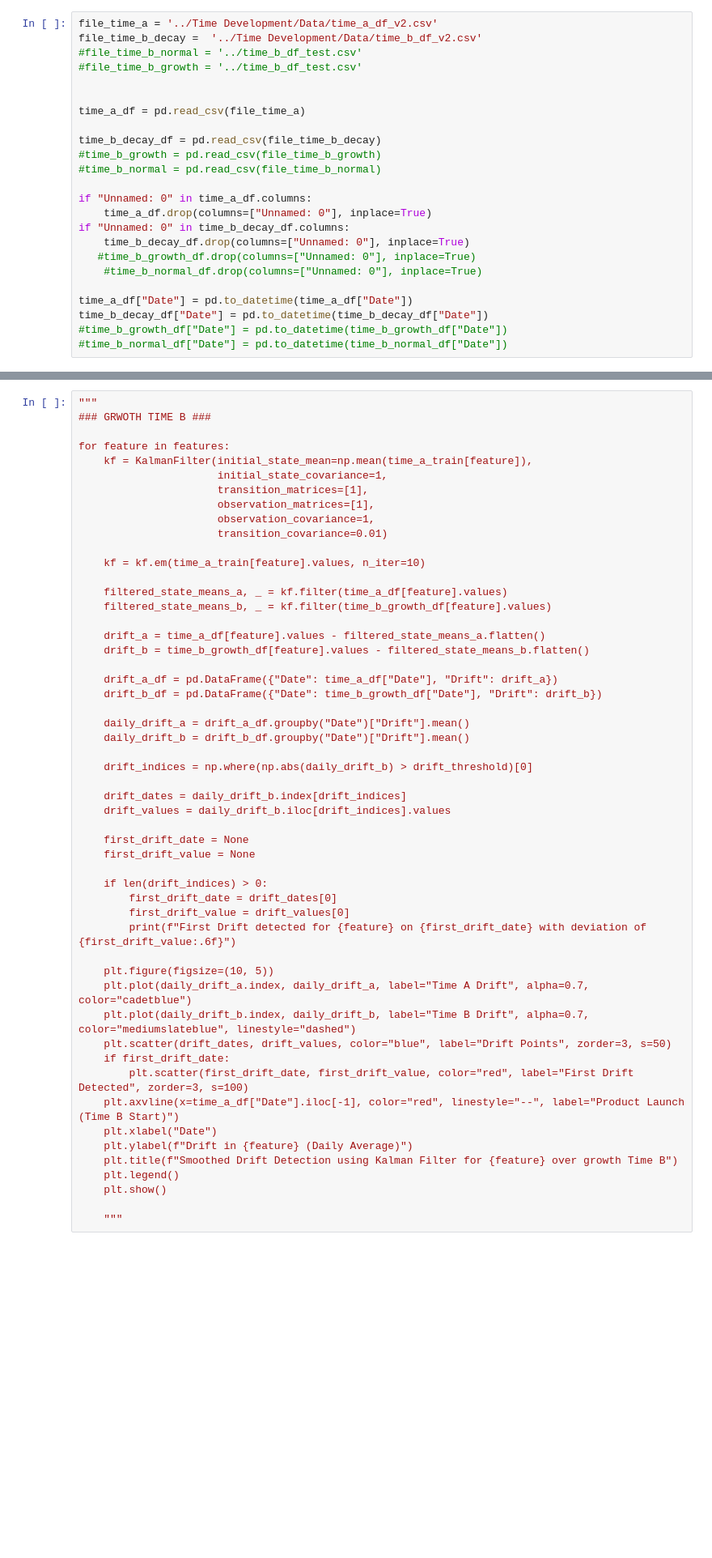
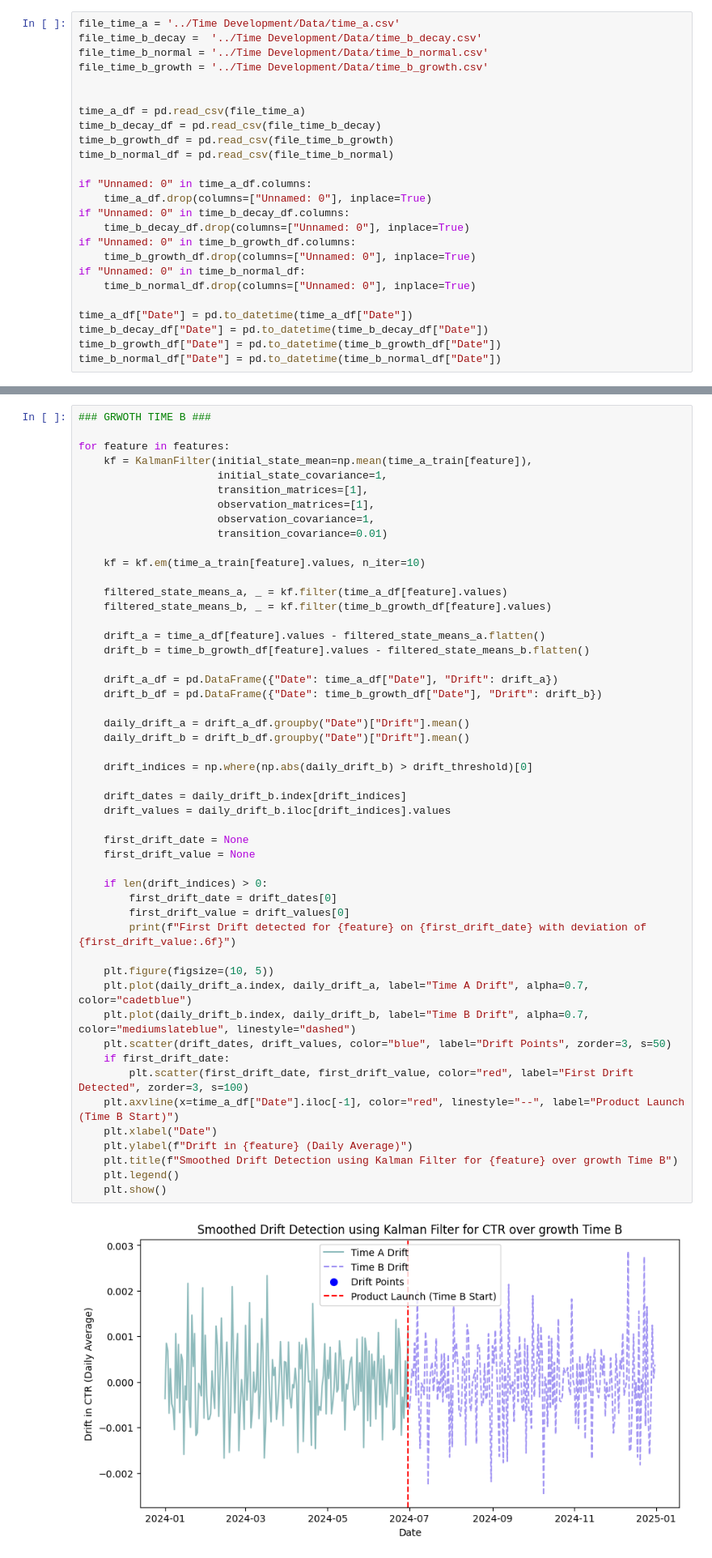
Before and after one commit to danieltabach/Drift-Detection, a Jupyter notebook: Kristen Models/KalmanFiltering.ipynb, the cells around one changed output, grey strips where cells are left out. Shown at 81% size. Cells and saved outputs as stored; diff of their text form; blank space fills up the shorter version.

Commit message:
Adding growth & normal to KF

```diff
--- a/Kristen Models/KalmanFiltering.ipynb
+++ b/Kristen Models/KalmanFiltering.ipynb
@@ -5,29 +5,30 @@ import matplotlib.pyplot as plt
 from pykalman import KalmanFilter
 from sklearn.model_selection import train_test_split
 # %%
-file_time_a = '../Time Development/Data/time_a_df_v2.csv'
-file_time_b_decay =  '../Time Development/Data/time_b_df_v2.csv'
-#file_time_b_normal = '../time_b_df_test.csv'
-#file_time_b_growth = '../time_b_df_test.csv'
+file_time_a = '../Time Development/Data/time_a.csv'
+file_time_b_decay =  '../Time Development/Data/time_b_decay.csv'
+file_time_b_normal = '../Time Development/Data/time_b_normal.csv'
+file_time_b_growth = '../Time Development/Data/time_b_growth.csv'
 
 
 time_a_df = pd.read_csv(file_time_a)
-
 time_b_decay_df = pd.read_csv(file_time_b_decay)
-#time_b_growth = pd.read_csv(file_time_b_growth)
-#time_b_normal = pd.read_csv(file_time_b_normal)
+time_b_growth_df = pd.read_csv(file_time_b_growth)
+time_b_normal_df = pd.read_csv(file_time_b_normal)
 
 if "Unnamed: 0" in time_a_df.columns:
     time_a_df.drop(columns=["Unnamed: 0"], inplace=True)
 if "Unnamed: 0" in time_b_decay_df.columns:
     time_b_decay_df.drop(columns=["Unnamed: 0"], inplace=True)
-   #time_b_growth_df.drop(columns=["Unnamed: 0"], inplace=True)
-    #time_b_normal_df.drop(columns=["Unnamed: 0"], inplace=True)
+if "Unnamed: 0" in time_b_growth_df.columns:
+    time_b_growth_df.drop(columns=["Unnamed: 0"], inplace=True)
+if "Unnamed: 0" in time_b_normal_df:
+    time_b_normal_df.drop(columns=["Unnamed: 0"], inplace=True)
 
 time_a_df["Date"] = pd.to_datetime(time_a_df["Date"])
 time_b_decay_df["Date"] = pd.to_datetime(time_b_decay_df["Date"])
-#time_b_growth_df["Date"] = pd.to_datetime(time_b_growth_df["Date"])
-#time_b_normal_df["Date"] = pd.to_datetime(time_b_normal_df["Date"])
+time_b_growth_df["Date"] = pd.to_datetime(time_b_growth_df["Date"])
+time_b_normal_df["Date"] = pd.to_datetime(time_b_normal_df["Date"])
 # %%
 features = ["CTR", "Engagement"]
 # %%
@@ -106,7 +107,6 @@ for feature in features:
 First Drift detected for Engagement on 2024-07-01 00:00:00 with deviation of 0.689886
 [figure]
 # %%
-"""
 ### GRWOTH TIME B ###
 
 for feature in features:
@@ -130,32 +130,31 @@ for feature in features:
 
     daily_drift_a = drift_a_df.groupby("Date")["Drift"].mean()
     daily_drift_b = drift_b_df.groupby("Date")["Drift"].mean()
 
     drift_indices = np.where(np.abs(daily_drift_b) > drift_threshold)[0]
 
     drift_dates = daily_drift_b.index[drift_indices]
     drift_values = daily_drift_b.iloc[drift_indices].values
 
     first_drift_date = None
     first_drift_value = None
 
     if len(drift_indices) > 0:
         first_drift_date = drift_dates[0]
         first_drift_value = drift_values[0]
         print(f"First Drift detected for {feature} on {first_drift_date} with deviation of {first_drift_value:.6f}")
 
     plt.figure(figsize=(10, 5))
     plt.plot(daily_drift_a.index, daily_drift_a, label="Time A Drift", alpha=0.7, color="cadetblue")
     plt.plot(daily_drift_b.index, daily_drift_b, label="Time B Drift", alpha=0.7, color="mediumslateblue", linestyle="dashed")
     plt.scatter(drift_dates, drift_values, color="blue", label="Drift Points", zorder=3, s=50)
     if first_drift_date:
         plt.scatter(first_drift_date, first_drift_value, color="red", label="First Drift Detected", zorder=3, s=100)
     plt.axvline(x=time_a_df["Date"].iloc[-1], color="red", linestyle="--", label="Product Launch (Time B Start)")
     plt.xlabel("Date")
     plt.ylabel(f"Drift in {feature} (Daily Average)")
     plt.title(f"Smoothed Drift Detection using Kalman Filter for {feature} over growth Time B")
     plt.legend()
     plt.show()
-
-    """
 # %% [output]
+[figure, added]
```
Also changed, not shown: parts of 2 cells of this notebook.
